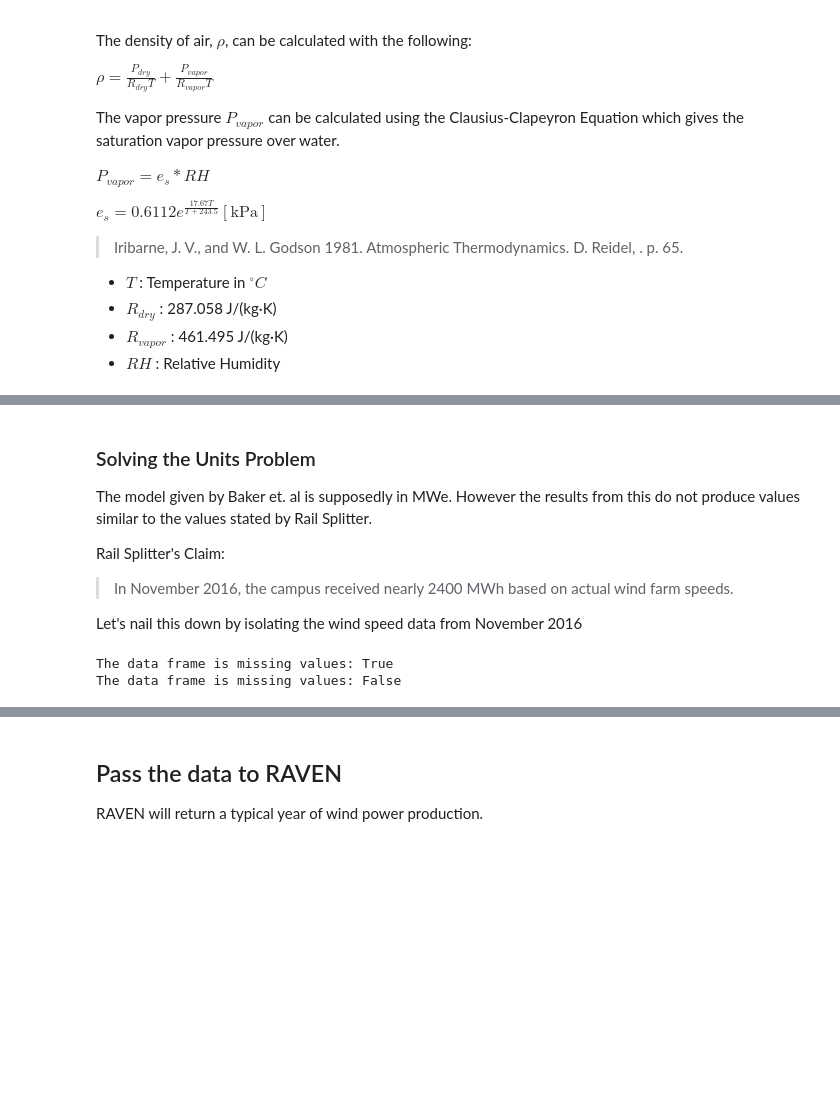
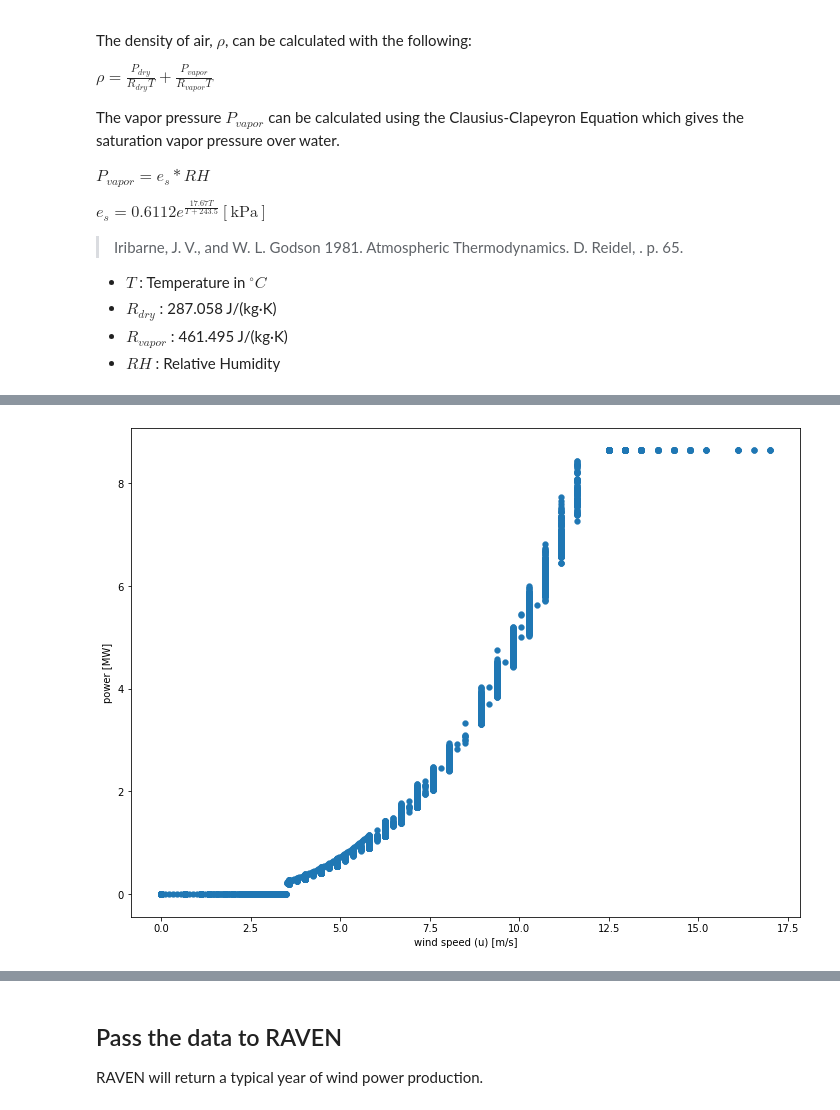
Before and after one commit to arfc/pride, a Jupyter notebook: data_processing/wind_power.ipynb, the cells around one changed output, grey strips where cells are left out. Saved outputs shown, nothing was run; the diff lists cells and outputs as text; code cells hidden in the pictures; blank space fills up the shorter version.

```diff
--- a/data_processing/wind_power.ipynb
+++ b/data_processing/wind_power.ipynb
@@ -206,15 +331,16 @@ lincoln_wind['u'] = lincoln_wind['u'].apply(to_ms)
 
 # define constants
 N = 67 # the number of wind turbines
-d = 82.5 # [m]
+d = 77 # [m]
+r = d/2 # [m]
 u_in = 3.5 # [m/s]
-u_out = 20.0 # [m/s]
-u_ideal = 11.5 # [m/s]
-eta = 0.3 # efficiency
-ppa = 0.086 # the percentage of purchased power.
+u_out = 25.0 # [m/s]
+u_ideal = 12 # [m/s]
+eta = 0.31 # efficiency
+ppa = 8.6/100 # the percentage of purchased power.
 pmax = 1.5 # [MW], the rated power for a single turbine
 
-P = lambda U, rho: N*0.5*eta*rho*(U**3)*(np.pi*d**2/4) # this is in kW
+P = lambda U, rho: N*ppa*(0.5*eta*rho*(U**3)*(np.pi*r**2))/1e6 # this is in Watts, dividing by 1e6 gives MW
 
 # calculate all values of power
 power = []
@@ -229,27 +355,13 @@ zero = (lincoln_wind.u <= u_in) | (lincoln_wind.u >= u_out)
 peak = (lincoln_wind.u > u_ideal) & (lincoln_wind.u < u_out)
 
 lincoln_wind['power'].mask(zero, 0, inplace=True)
-lincoln_wind['power'].mask(peak, N*pmax*1e6, inplace=True)
+lincoln_wind['power'].mask(peak, N*ppa*pmax, inplace=True)
-# %% [markdown]
-### Solving the Units Problem
-
-The model given by Baker et. al is supposedly in MWe. However the results from this do not produce values similar to the values stated by Rail Splitter.
-
-
-Rail Splitter's Claim:
->In November 2016, the campus received nearly 2400 MWh based on actual wind farm speeds.
-
-Let's nail this down by isolating the wind speed data from November 2016
-# %%
-# check if there are NaN values
-print("The data frame is missing values:", lincoln_wind.isnull().values.any())
-
-# interpolate
-lincoln_interp = lincoln_wind.interpolate(method='linear')
-
-# check if there are NaN values
-print("The data frame is missing values:", lincoln_interp.isnull().values.any())
-# %% [output]
-The data frame is missing values: True
-The data frame is missing values: False
+# %%
+fig = plt.figure(figsize=(12,9), edgecolor='k', facecolor='w')
+plt.scatter(lincoln_wind['u'], lincoln_wind['power'], lw=0.25)
+plt.xlabel('wind speed (u) [m/s]')
+plt.ylabel('power [MW]')
+plt.show()
+# %% [output]
+[figure, added]
 # %%
```
Also changed, not shown: parts of 31 cells of this notebook.
